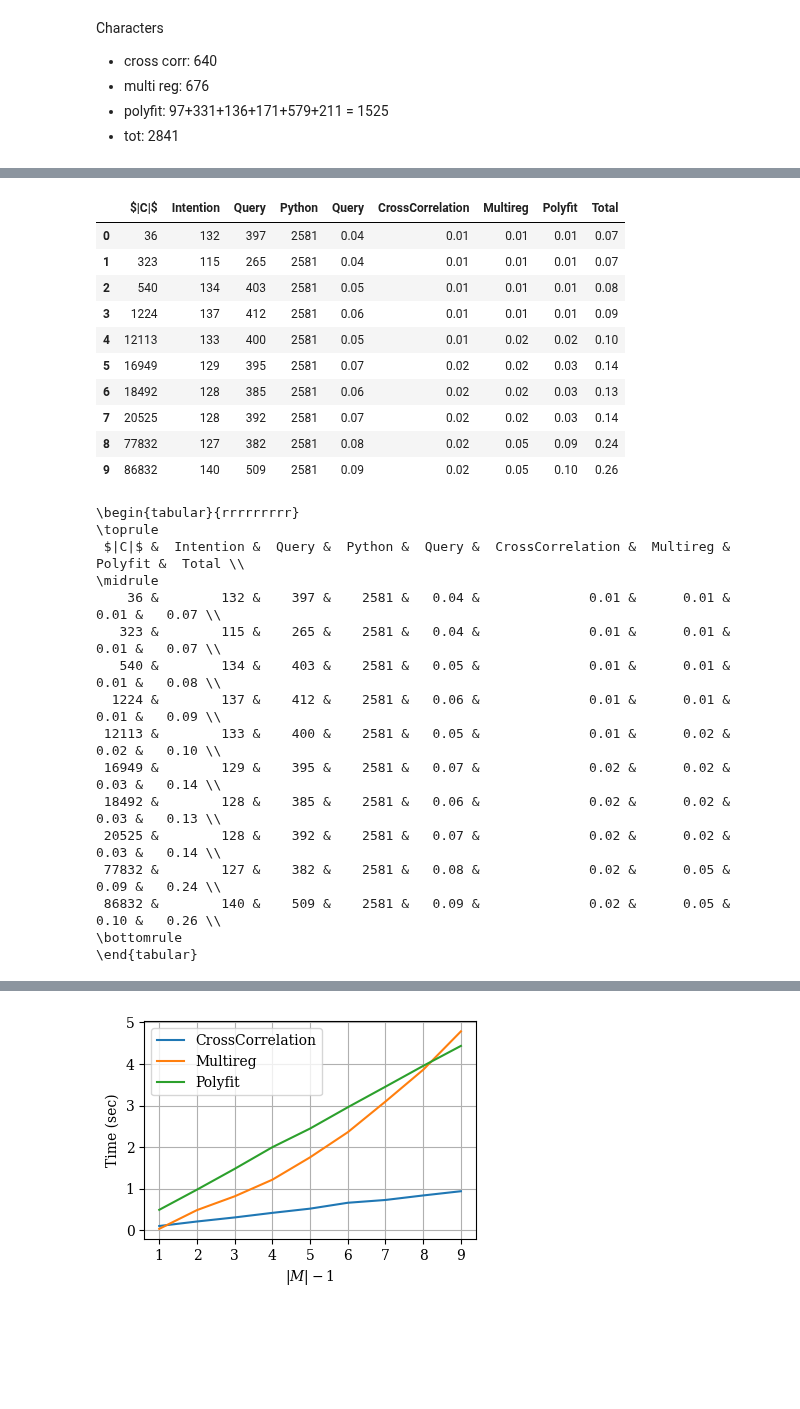
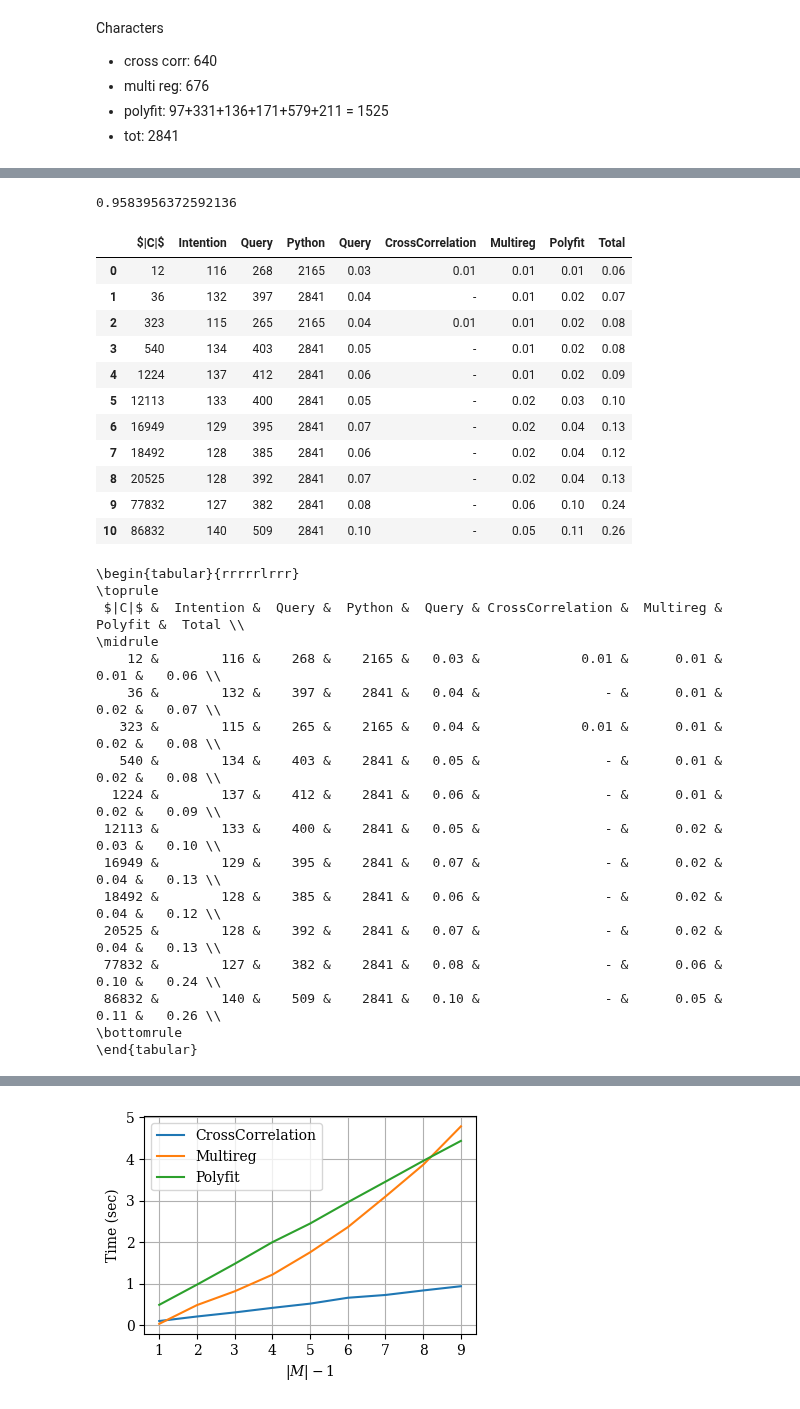
Before and after one commit to big-unibo/explain, a Jupyter notebook: intentional/src/main/python/chart_explain.ipynb, the cells around one changed output, grey strips where cells are left out. Drawn from its saved outputs; the diff is of its cells as text; code cells hidden in the pictures; blank space fills up the shorter version.

```diff
--- a/intentional/src/main/python/chart_explain.ipynb
+++ b/intentional/src/main/python/chart_explain.ipynb
@@ -121,41 +121,52 @@ gdf
 # %%
 gdf2 = gdf.pivot(index=["$|C|$", "Intention", "Query", "Time query"], columns=["model"], values=["Time model"])
 gdf2.columns = gdf2.columns.droplevel(0)
 gdf2 = gdf2.reset_index().rename_axis(None, axis=1)
 gdf2["CrossCorrelation"] = gdf2["CrossCorrelation"] + 0.01
+gdf2["Polyfit"] = gdf2["Polyfit"] + 0.01
 gdf2["Total"] = gdf2["Time query"] + gdf2["CrossCorrelation"] + gdf2["Multireg"] + gdf2["Polyfit"]
+
+gdf2.insert(3, 'Python', 2841)
+gdf2["Python"] = gdf2.apply(lambda x: int(2165) if (x["$|C|$"] == 12 or x["$|C|$"] == 323) else int(x["Python"]), axis=1)
+print((gdf2["Python"] + gdf2["Query"] - gdf2["Intention"]).mean() / (gdf2["Python"] + gdf2["Query"]).mean())
+
+gdf2["Total"] = gdf2.apply(lambda x: x["Total"] if (x["$|C|$"] == 12 or x["$|C|$"] == 323) else (x["Total"] - x["CrossCorrelation"]), axis=1)
+gdf2["CrossCorrelation"] = gdf2.apply(lambda x: x["CrossCorrelation"] if (x["$|C|$"] == 12 or x["$|C|$"] == 323) else "-", axis=1)
 gdf2 = gdf2.rename({"Time query": "Query"}, axis=1)
-gdf2.insert(3, 'Python', 2581)
+
 gdf2
 # %% [output]
+0.9583956372592136
 |  | $|C|$ | Intention | Query | Python | Query | CrossCorrelation | Multireg | Polyfit | Total |
-| 0 | 36 | 132 | 397 | 2581 | 0.04 | 0.01 | 0.01 | 0.01 | 0.07 |
-| 1 | 323 | 115 | 265 | 2581 | 0.04 | 0.01 | 0.01 | 0.01 | 0.07 |
-| 2 | 540 | 134 | 403 | 2581 | 0.05 | 0.01 | 0.01 | 0.01 | 0.08 |
-| 3 | 1224 | 137 | 412 | 2581 | 0.06 | 0.01 | 0.01 | 0.01 | 0.09 |
-| 4 | 12113 | 133 | 400 | 2581 | 0.05 | 0.01 | 0.02 | 0.02 | 0.10 |
-| 5 | 16949 | 129 | 395 | 2581 | 0.07 | 0.02 | 0.02 | 0.03 | 0.14 |
-| 6 | 18492 | 128 | 385 | 2581 | 0.06 | 0.02 | 0.02 | 0.03 | 0.13 |
-| 7 | 20525 | 128 | 392 | 2581 | 0.07 | 0.02 | 0.02 | 0.03 | 0.14 |
-| 8 | 77832 | 127 | 382 | 2581 | 0.08 | 0.02 | 0.05 | 0.09 | 0.24 |
-| 9 | 86832 | 140 | 509 | 2581 | 0.09 | 0.02 | 0.05 | 0.10 | 0.26 |
+| 0 | 12 | 116 | 268 | 2165 | 0.03 | 0.01 | 0.01 | 0.01 | 0.06 |
+| 1 | 36 | 132 | 397 | 2841 | 0.04 | - | 0.01 | 0.02 | 0.07 |
+| 2 | 323 | 115 | 265 | 2165 | 0.04 | 0.01 | 0.01 | 0.02 | 0.08 |
+| 3 | 540 | 134 | 403 | 2841 | 0.05 | - | 0.01 | 0.02 | 0.08 |
+| 4 | 1224 | 137 | 412 | 2841 | 0.06 | - | 0.01 | 0.02 | 0.09 |
+| 5 | 12113 | 133 | 400 | 2841 | 0.05 | - | 0.02 | 0.03 | 0.10 |
+| 6 | 16949 | 129 | 395 | 2841 | 0.07 | - | 0.02 | 0.04 | 0.13 |
+| 7 | 18492 | 128 | 385 | 2841 | 0.06 | - | 0.02 | 0.04 | 0.12 |
+| 8 | 20525 | 128 | 392 | 2841 | 0.07 | - | 0.02 | 0.04 | 0.13 |
+| 9 | 77832 | 127 | 382 | 2841 | 0.08 | - | 0.06 | 0.10 | 0.24 |
+| 10 | 86832 | 140 | 509 | 2841 | 0.10 | - | 0.05 | 0.11 | 0.26 |
 # %%
 print(gdf2.to_latex(index=False, escape=False))
 # %% [output]
-\begin{tabular}{rrrrrrrrr}
+\begin{tabular}{rrrrrlrrr}
 \toprule
- $|C|$ &  Intention &  Query &  Python &  Query &  CrossCorrelation &  Multireg &  Polyfit &  Total \\
+ $|C|$ &  Intention &  Query &  Python &  Query & CrossCorrelation &  Multireg &  Polyfit &  Total \\
 \midrule
-    36 &        132 &    397 &    2581 &   0.04 &              0.01 &      0.01 &     0.01 &   0.07 \\
-   323 &        115 &    265 &    2581 &   0.04 &              0.01 &      0.01 &     0.01 &   0.07 \\
-   540 &        134 &    403 &    2581 &   0.05 &              0.01 &      0.01 &     0.01 &   0.08 \\
-  1224 &        137 &    412 &    2581 &   0.06 &              0.01 &      0.01 &     0.01 &   0.09 \\
- 12113 &        133 &    400 &    2581 &   0.05 &              0.01 &      0.02 &     0.02 &   0.10 \\
- 16949 &        129 &    395 &    2581 &   0.07 &              0.02 &      0.02 &     0.03 &   0.14 \\
- 18492 &        128 &    385 &    2581 &   0.06 &              0.02 &      0.02 &     0.03 &   0.13 \\
- 20525 &        128 &    392 &    2581 &   0.07 &              0.02 &      0.02 &     0.03 &   0.14 \\
- 77832 &        127 &    382 &    2581 &   0.08 &              0.02 &      0.05 &     0.09 &   0.24 \\
- 86832 &        140 &    509 &    2581 &   0.09 &              0.02 &      0.05 &     0.10 &   0.26 \\
+    12 &        116 &    268 &    2165 &   0.03 &             0.01 &      0.01 &     0.01 &   0.06 \\
+    36 &        132 &    397 &    2841 &   0.04 &                - &      0.01 &     0.02 &   0.07 \\
+   323 &        115 &    265 &    2165 &   0.04 &             0.01 &      0.01 &     0.02 &   0.08 \\
+   540 &        134 &    403 &    2841 &   0.05 &                - &      0.01 &     0.02 &   0.08 \\
+  1224 &        137 &    412 &    2841 &   0.06 &                - &      0.01 &     0.02 &   0.09 \\
+ 12113 &        133 &    400 &    2841 &   0.05 &                - &      0.02 &     0.03 &   0.10 \\
+ 16949 &        129 &    395 &    2841 &   0.07 &                - &      0.02 &     0.04 &   0.13 \\
+ 18492 &        128 &    385 &    2841 &   0.06 &                - &      0.02 &     0.04 &   0.12 \\
+ 20525 &        128 &    392 &    2841 &   0.07 &                - &      0.02 &     0.04 &   0.13 \\
+ 77832 &        127 &    382 &    2841 &   0.08 &                - &      0.06 &     0.10 &   0.24 \\
+ 86832 &        140 &    509 &    2841 &   0.10 &                - &      0.05 &     0.11 &   0.26 \\
 \bottomrule
 \end{tabular}
 # %%
```
Also changed, not shown: parts of 4 cells of this notebook, 2 other files.
